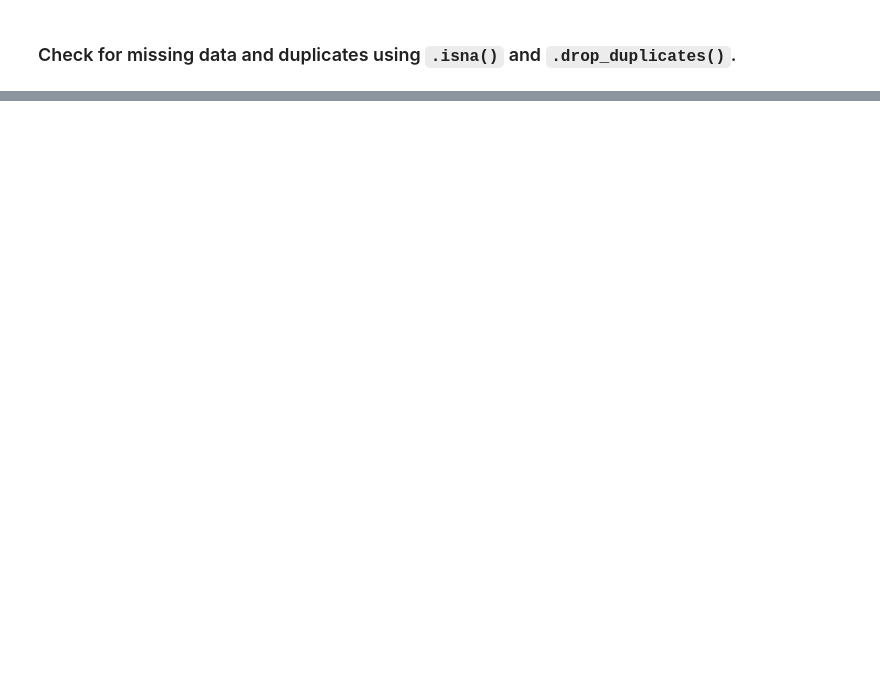
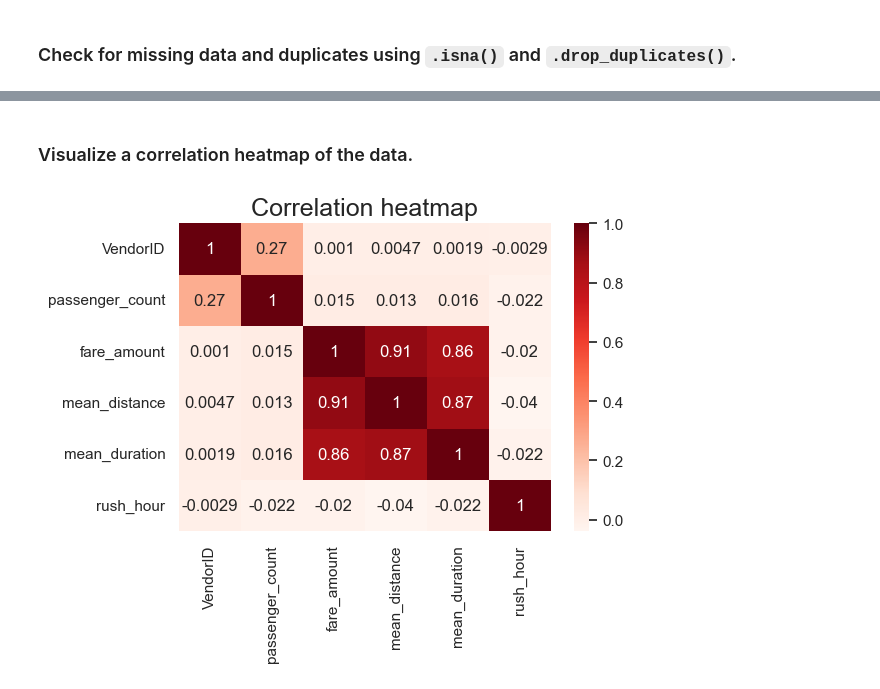
Before and after one commit to data-scientist718/Regression-project, a Jupyter notebook: Regression Analysis.ipynb, the cells around one changed output, grey strips where cells are left out. Cells and saved outputs as stored; diff of their text form; code cells hidden in the pictures; blank space fills up the shorter version.

```diff
--- a/Regression Analysis.ipynb
+++ b/Regression Analysis.ipynb
@@ -67,0 +562,11 @@ memory usage: 3.1+ MB
+# %%
+df2 = df.copy()
+
+df2 = df2.drop(['Unnamed: 0', 'tpep_dropoff_datetime', 'tpep_pickup_datetime',
+               'trip_distance', 'RatecodeID', 'store_and_fwd_flag', 'PULocationID', 'DOLocationID',
+               'payment_type', 'extra', 'mta_tax', 'tip_amount', 'tolls_amount', 'improvement_surcharge',
+               'total_amount', 'tpep_dropoff_datetime', 'tpep_pickup_datetime', 'duration',
+               'pickup_dropoff', 'day', 'month'
+               ], axis=1)
+
+df2.info()
@@ -67,0 +616,12 @@ memory usage: 3.1+ MB
+# %% [markdown]
+### Visualize a correlation heatmap of the data.
+# %%
+# Create correlation heatmap
+
+plt.figure(figsize=(6,4))
+sns.heatmap(df2.corr(method='pearson'), annot=True, cmap='Reds')
+plt.title('Correlation heatmap',
+          fontsize=18)
+plt.show()
+# %% [output]
+[figure, added]
```
Also changed, not shown: parts of 112 cells of this notebook.
